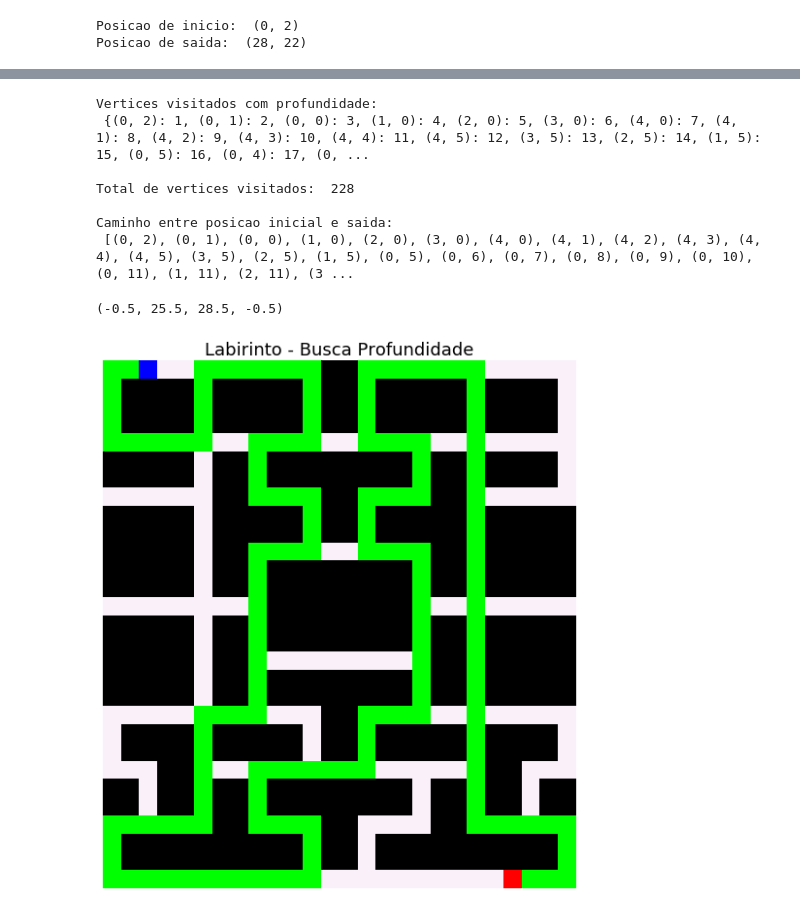
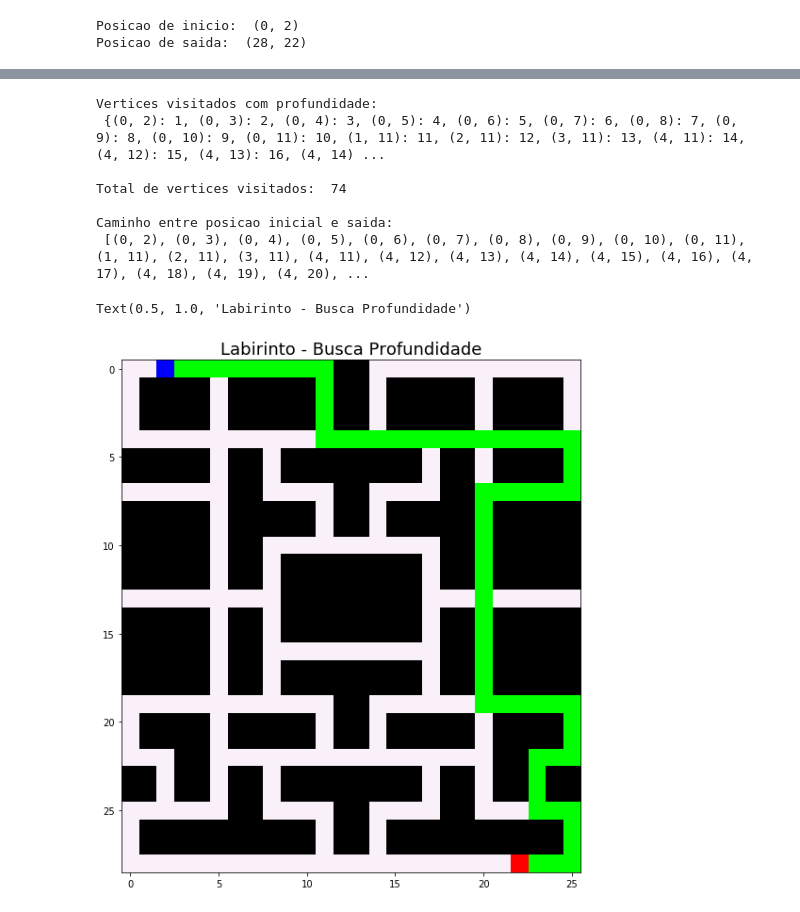
Before and after one commit to MatheusBorgesKamla/BuscaAvancada_IA, a Jupyter notebook: IA_Busca.ipynb, the cells around one changed output, grey strips where cells are left out. Drawn from its saved outputs; the diff is of its cells as text; code cells hidden in the pictures.

Commit message:
Mudando forma como as listas de adjacências são ordenadas, melhorando assim o DFS

```diff
--- a/IA_Busca.ipynb
+++ b/IA_Busca.ipynb
@@ -76,7 +76,7 @@ fin_position = 0
 #Vamos percorrer a matriz de caracteres
 for i in range(0, rows):
     for j in range(0, cols):
-        #Se e - nem considero como vertice (nao pode passar)
+        #Se é - nem considero como vertice (nao pode passar)
         if(maze[i][j] != '-'):
 
             #Lista que guarda os vertices adjacentes(que possui conexao) ao em analise atual
@@ -91,7 +91,7 @@ for i in range(0, rows):
                 fin_position = (i,j)
 
             #Checando as posicoes adjacentes ao vertice atual
-            for aux in [(i-1,j),(i+1,j),(i,j-1),(i,j+1)]:
+            for aux in [(i,j+1),(i+1,j),(i,j-1),(i-1,j)]:
                 #Checo se e uma posicao valida (se existe a posicao)
                 if((aux[0] >= 0) and (aux[0] < rows) and (aux[1] >= 0) and (aux[1] < cols)):
                     #Se essa posicao adjacente tiver conexao
@@ -173,23 +174,23 @@ print("\nTotal de vertices visitados: ",len(DFS_visited),"\n")
 print("Caminho entre posicao inicial e saida:\n",DFS_path)
 # %% [output]
 Vertices visitados com profundidade:
- {(0, 2): 1, (0, 1): 2, (0, 0): 3, (1, 0): 4, (2, 0): 5, (3, 0): 6, (4, 0): 7, (4, 1): 8, (4, 2): 9, (4, 3): 10, (4, 4): 11, (4, 5): 12, (3, 5): 13, (2, 5): 14, (1, 5): 15, (0, 5): 16, (0, 4): 17, (0, ...
+ {(0, 2): 1, (0, 3): 2, (0, 4): 3, (0, 5): 4, (0, 6): 5, (0, 7): 6, (0, 8): 7, (0, 9): 8, (0, 10): 9, (0, 11): 10, (1, 11): 11, (2, 11): 12, (3, 11): 13, (4, 11): 14, (4, 12): 15, (4, 13): 16, (4, 14) ...
 
-Total de vertices visitados:  228
+Total de vertices visitados:  74
 
 Caminho entre posicao inicial e saida:
- [(0, 2), (0, 1), (0, 0), (1, 0), (2, 0), (3, 0), (4, 0), (4, 1), (4, 2), (4, 3), (4, 4), (4, 5), (3, 5), (2, 5), (1, 5), (0, 5), (0, 6), (0, 7), (0, 8), (0, 9), (0, 10), (0, 11), (1, 11), (2, 11), (3 ...
+ [(0, 2), (0, 3), (0, 4), (0, 5), (0, 6), (0, 7), (0, 8), (0, 9), (0, 10), (0, 11), (1, 11), (2, 11), (3, 11), (4, 11), (4, 12), (4, 13), (4, 14), (4, 15), (4, 16), (4, 17), (4, 18), (4, 19), (4, 20), ...
 # %%
 for v in DFS_path:
     img_maze[v[0]][v[1]] = [0,255,0]
 
 img_maze[ini_position[0]][ini_position[1]] = [0,0,255]
 img_maze[fin_position[0]][fin_position[1]] = [255,0,0]
 
 f1, ax1 = plt.subplots(figsize=(20, 10))
 ax1.imshow(img_maze)
 ax1.set_title('Labirinto - Busca Profundidade', fontsize=18)
-ax1.axis('off')
+#ax1.axis('off')
 # %% [output]
-(-0.5, 25.5, 28.5, -0.5)
+Text(0.5, 1.0, 'Labirinto - Busca Profundidade')
-[figure, old version]
+[figure, new version]
```
Also changed, not shown: parts of 5 cells of this notebook.
